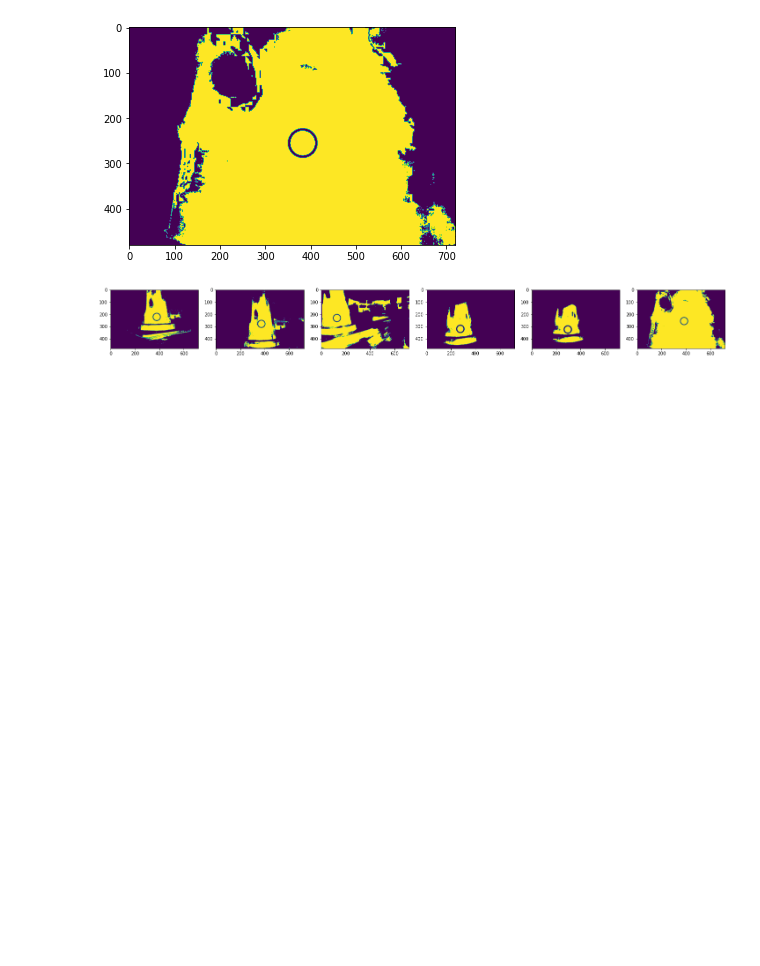
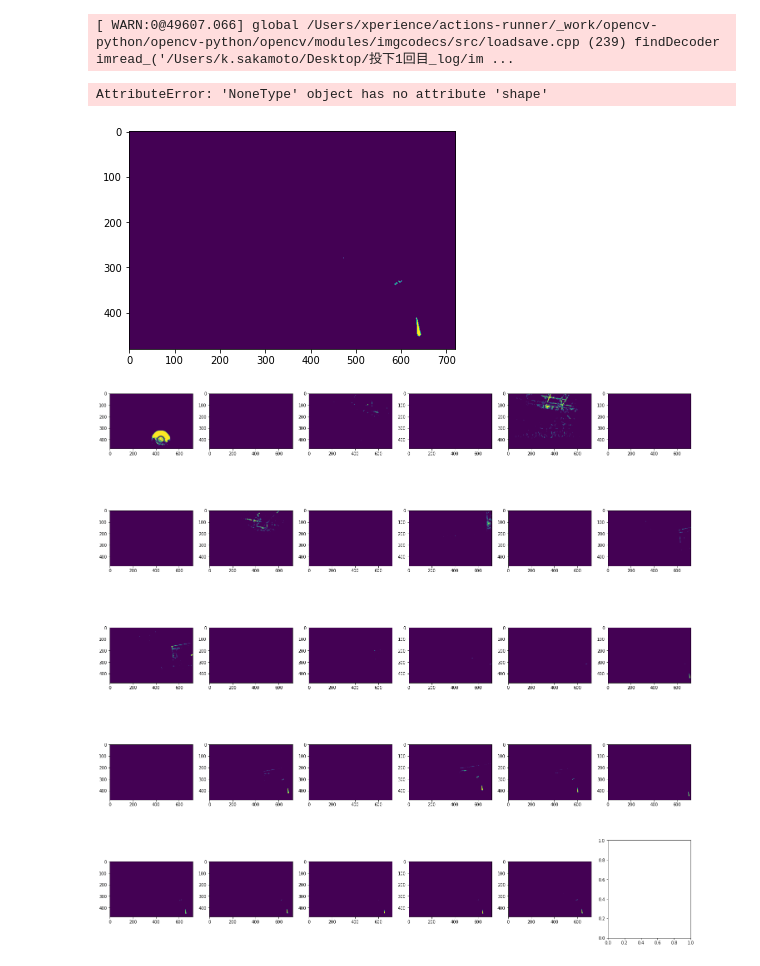
Before and after one commit to tossyy/cansat2022, a Jupyter notebook: main/best_color2.ipynb, the cells around one changed output. Cells and saved outputs as stored; diff of their text form; code cells hidden in the pictures; blank space fills up the shorter version.

```diff
--- a/main/best_color2.ipynb
+++ b/main/best_color2.ipynb
@@ -1,42 +1,44 @@
 # %%
+import cv2
 import matplotlib.pyplot as plt
-import cv2
 import numpy as np
-
 
 def get_mask(path):
 
     img = cv2.imread(path) # 画像を読み込む
 
     height, width = img.shape[:2] # 画像のサイズを取得する
 
     hsv = cv2.cvtColor(img, cv2.COLOR_BGR2HSV) # 色基準で2値化する
 
-    # 色の範囲を指定する #を調整0~255
-    hsv_min = np.array([0,170,100]) #
-    hsv_max = np.array([40,255,255]) #
+    # 色の範囲を指定する
+    hsv_min = np.array([0,145,0])
+    hsv_max = np.array([5,255,255])
     mask1 = cv2.inRange(hsv, hsv_min, hsv_max)
 
     # 赤色のHSVの値域2
-    hsv_min = np.array([150,150,120]) #
-    hsv_max = np.array([179,255,255]) #
+    hsv_min = np.array([160,110,0]) #カメラ故障のため，0→150へ変更
+    hsv_max = np.array([190,255,255])
     mask2 = cv2.inRange(hsv, hsv_min, hsv_max)
 
     # 指定した色に基づいたマスク画像の生成
     # mask1 = cv2.inRange(hsv, lower_color1, upper_color1)
     mask = mask1 +  mask2
 
     return mask
 
-mask = get_mask("/Users/k.sakamoto/Desktop/imgs/image005.jpg") #一番コーンが綺麗に写ってる
+mask = get_mask("/Users/k.sakamoto/Desktop/投下1回目_log/img/image028.jpg") #一番コーンが綺麗に写ってる
 plt.imshow(mask)
 
 n = 9
-fig, ax = plt.subplots(1, 6, figsize=(25,25)) #nを変えて写真の枚数に合わせる。今回は9*9=81枚
+fig, ax = plt.subplots(5, 6, figsize=(25,25)) #nを変えて写真の枚数に合わせる。今回は9*9=81枚
+
 ax = ax.ravel()
 for i, a in enumerate(ax):
-    a.imshow(get_mask("/Users/k.sakamoto/Desktop/imgs/image{:>03d}.jpg".format(i))) #いっぱい写真が入っているフォルダ
+    a.imshow(get_mask("/Users/k.sakamoto/Desktop/投下1回目_log/img/image{:>03d}.jpg".format(i))) #いっぱい写真が入っているフォルダ
 plt.show()
 # %% [output]
+[ WARN:0@49607.066] global /Users/xperience/actions-runner/_work/opencv-python/opencv-python/opencv/modules/imgcodecs/src/loadsave.cpp (239) findDecoder imread_('/Users/k.sakamoto/Desktop/投下1回目_log/im ...
+AttributeError: 'NoneType' object has no attribute 'shape'
-[figure, old version]
+[figure, new version]
-[figure, old version]
+[figure, new version]
```
Also changed, not shown: 4 other files.
